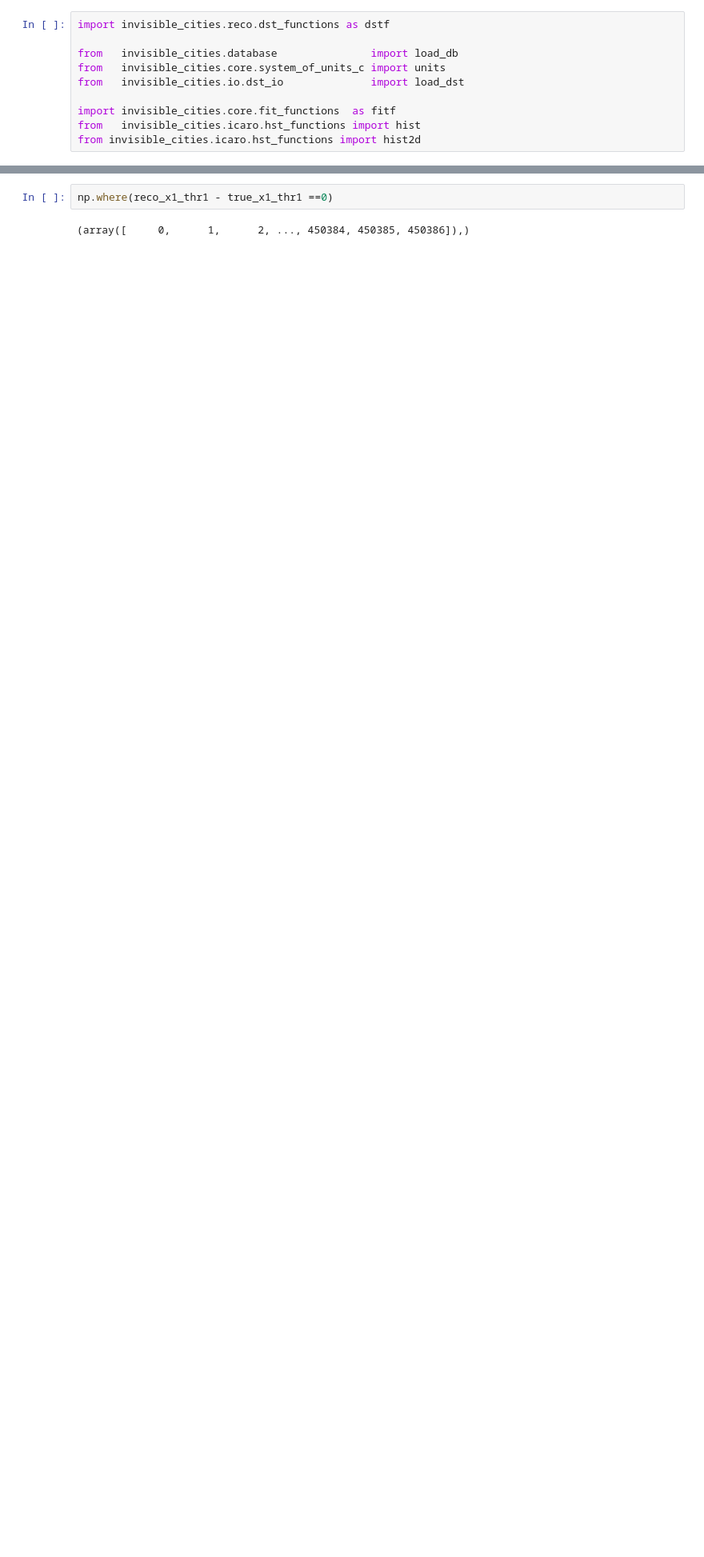
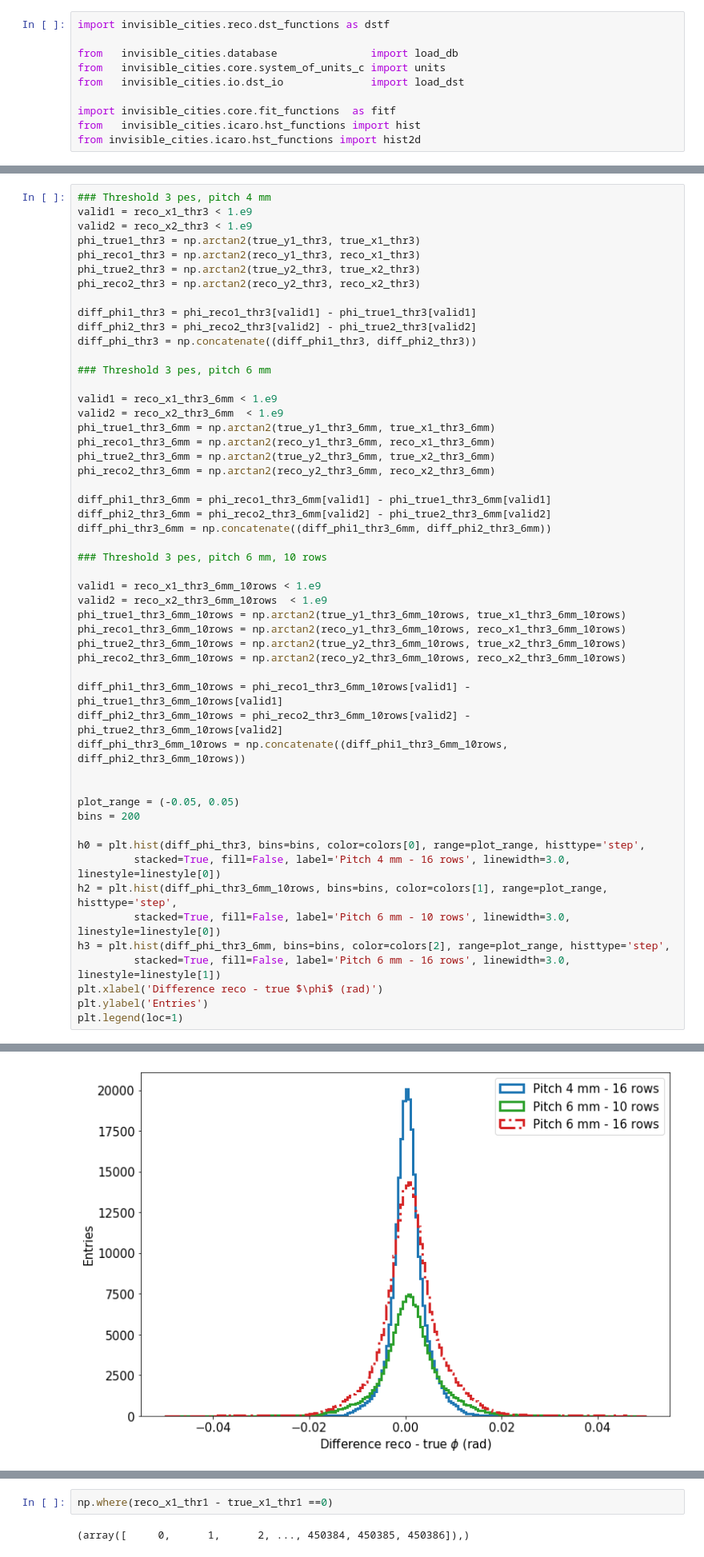
Before and after one commit to paolafer/petalo_nb, a Jupyter notebook: FullRing-res-pos.ipynb, the cells around one changed output, grey strips where cells are left out. Shown at 80% size. Cells and saved outputs as stored; diff of their text form; blank space fills up the shorter version.

```diff
--- a/FullRing-res-pos.ipynb
+++ b/FullRing-res-pos.ipynb
@@ -583,0 +570,53 @@ h3 = plt.hist(diff_x_thr3, bins=bins, color=colors[1], range=plot_range, histtyp
+# %%
+### Threshold 3 pes, pitch 4 mm
+valid1 = reco_x1_thr3 < 1.e9
+valid2 = reco_x2_thr3 < 1.e9
+phi_true1_thr3 = np.arctan2(true_y1_thr3, true_x1_thr3)
+phi_reco1_thr3 = np.arctan2(reco_y1_thr3, reco_x1_thr3)
+phi_true2_thr3 = np.arctan2(true_y2_thr3, true_x2_thr3)
+phi_reco2_thr3 = np.arctan2(reco_y2_thr3, reco_x2_thr3)
+
+diff_phi1_thr3 = phi_reco1_thr3[valid1] - phi_true1_thr3[valid1]
+diff_phi2_thr3 = phi_reco2_thr3[valid2] - phi_true2_thr3[valid2]
+diff_phi_thr3 = np.concatenate((diff_phi1_thr3, diff_phi2_thr3))
+
+### Threshold 3 pes, pitch 6 mm
+
+valid1 = reco_x1_thr3_6mm < 1.e9
+valid2 = reco_x2_thr3_6mm  < 1.e9
+phi_true1_thr3_6mm = np.arctan2(true_y1_thr3_6mm, true_x1_thr3_6mm)
+phi_reco1_thr3_6mm = np.arctan2(reco_y1_thr3_6mm, reco_x1_thr3_6mm)
+phi_true2_thr3_6mm = np.arctan2(true_y2_thr3_6mm, true_x2_thr3_6mm)
+phi_reco2_thr3_6mm = np.arctan2(reco_y2_thr3_6mm, reco_x2_thr3_6mm)
+
+diff_phi1_thr3_6mm = phi_reco1_thr3_6mm[valid1] - phi_true1_thr3_6mm[valid1]
+diff_phi2_thr3_6mm = phi_reco2_thr3_6mm[valid2] - phi_true2_thr3_6mm[valid2]
+diff_phi_thr3_6mm = np.concatenate((diff_phi1_thr3_6mm, diff_phi2_thr3_6mm))
+
+### Threshold 3 pes, pitch 6 mm, 10 rows
+
+valid1 = reco_x1_thr3_6mm_10rows < 1.e9
+valid2 = reco_x2_thr3_6mm_10rows  < 1.e9
+phi_true1_thr3_6mm_10rows = np.arctan2(true_y1_thr3_6mm_10rows, true_x1_thr3_6mm_10rows)
+phi_reco1_thr3_6mm_10rows = np.arctan2(reco_y1_thr3_6mm_10rows, reco_x1_thr3_6mm_10rows)
+phi_true2_thr3_6mm_10rows = np.arctan2(true_y2_thr3_6mm_10rows, true_x2_thr3_6mm_10rows)
+phi_reco2_thr3_6mm_10rows = np.arctan2(reco_y2_thr3_6mm_10rows, reco_x2_thr3_6mm_10rows)
+
+diff_phi1_thr3_6mm_10rows = phi_reco1_thr3_6mm_10rows[valid1] - phi_true1_thr3_6mm_10rows[valid1]
+diff_phi2_thr3_6mm_10rows = phi_reco2_thr3_6mm_10rows[valid2] - phi_true2_thr3_6mm_10rows[valid2]
+diff_phi_thr3_6mm_10rows = np.concatenate((diff_phi1_thr3_6mm_10rows, diff_phi2_thr3_6mm_10rows))
+
+
+plot_range = (-0.05, 0.05)
+bins = 200
+
+h0 = plt.hist(diff_phi_thr3, bins=bins, color=colors[0], range=plot_range, histtype='step',
+         stacked=True, fill=False, label='Pitch 4 mm - 16 rows', linewidth=3.0, linestyle=linestyle[0])
+h2 = plt.hist(diff_phi_thr3_6mm_10rows, bins=bins, color=colors[1], range=plot_range, histtype='step',
+         stacked=True, fill=False, label='Pitch 6 mm - 10 rows', linewidth=3.0, linestyle=linestyle[0])
+h3 = plt.hist(diff_phi_thr3_6mm, bins=bins, color=colors[2], range=plot_range, histtype='step',
+         stacked=True, fill=False, label='Pitch 6 mm - 16 rows', linewidth=3.0, linestyle=linestyle[1])
+plt.xlabel('Difference reco - true $\phi$ (rad)')
+plt.ylabel('Entries')
+plt.legend(loc=1)
+# %% [output]
@@ -583,0 +624 @@ h3 = plt.hist(diff_x_thr3, bins=bins, color=colors[1], range=plot_range, histtyp
+[figure, added]
```
Also changed, not shown: parts of 86 cells of this notebook.
